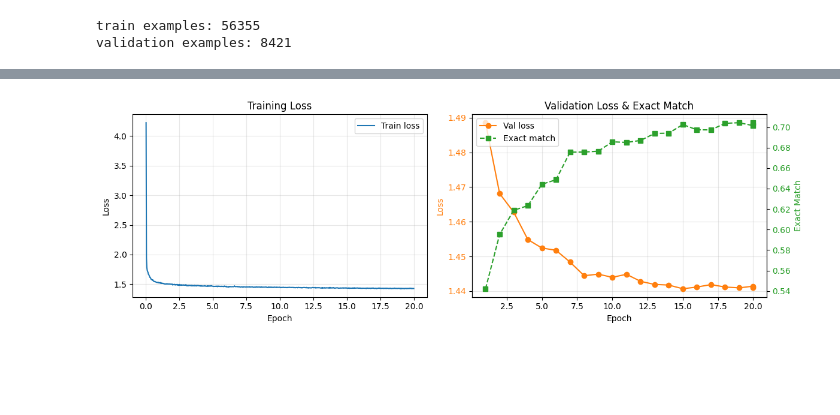
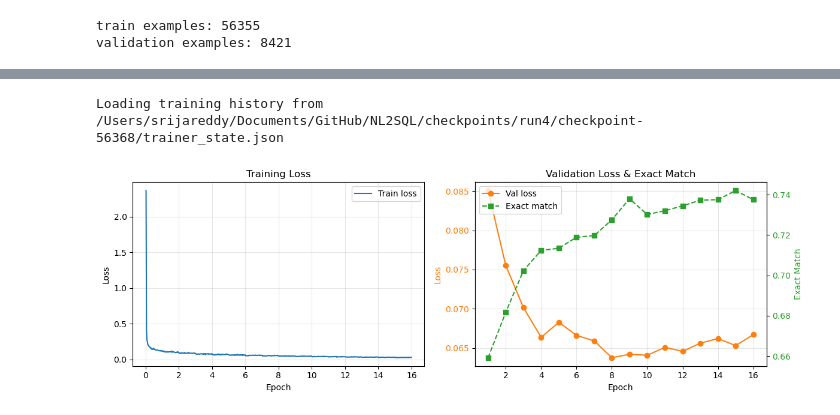
Before and after one commit to srijareddyk/NL2SQL, a Jupyter notebook: training.ipynb, the cells around one changed output, grey strips where cells are left out. Saved outputs shown, nothing was run; the diff lists cells and outputs as text; code cells hidden in the pictures; blank space fills up the shorter version.

Commit message:
Update training.ipynb
I uploaded the old data (which was the json structs instead of the sql args) so had to retrain again
Realised this while i was doing rag inference

```diff
--- a/training.ipynb
+++ b/training.ipynb
@@ -27,7 +27,7 @@ from transformers import (
 
 PROJECT_ROOT= Path('.').resolve()
 PROCESSED_DIR= PROJECT_ROOT / 'data' / 'processed'
-OUTPUT_DIR= PROJECT_ROOT / 'checkpoints' / 'run3'
+OUTPUT_DIR= PROJECT_ROOT / 'checkpoints' / 'run4'
 HP_DIR= PROJECT_ROOT / 'checkpoints' / 'hp_search'
 OUTPUT_DIR.mkdir(parents=True, exist_ok=True)
 HP_DIR.mkdir(parents=True, exist_ok=True)
@@ -47,6 +47,9 @@ LORA_R= 32
 LORA_ALPHA= 64
 LORA_MODULES= ['q', 'k', 'v', 'o', 'wi', 'wo']
 
+# Set True for SQL-label retrain — HP search already done in run3
+SKIP_HP_SEARCH = True
+
 print('Project root:',PROJECT_ROOT)
 print('Train file:', TRAIN_FILE)
 print('Val file:',VAL_FILE)
@@ -288,7 +326,7 @@ training_args = Seq2SeqTrainingArguments(
     save_strategy='epoch',
     eval_strategy='epoch',
     #keeping more checkpoints so rotation doesn't delete the best
-    save_total_limit=5,          #was 2, increase to 5
+    save_total_limit=2,
     #explicitly save the best model to a separate directory
     load_best_model_at_end=True,
     metric_for_best_model='exact_match',
@@ -353,18 +416,42 @@ ValueError: You have to specify either decoder_input_ids or decoder_inputs_embed
 # %%
+import json
+from pathlib import Path
+
 import matplotlib.pyplot as plt
 
-history = trainer.state.log_history
+PROJECT_ROOT = Path('.').resolve()
+RUN_DIR = PROJECT_ROOT / 'checkpoints' / 'run4'
 
-train_epochs      = [entry['epoch'] for entry in history if 'loss' in entry]
-train_losses      = [entry['loss']  for entry in history if 'loss' in entry]
 
-eval_epochs       = [entry['epoch']                for entry in history if 'eval_loss' in entry]
-eval_losses       = [entry['eval_loss']            for entry in history if 'eval_loss' in entry]
+def load_training_history():
+    if 'trainer' in globals():
+        return trainer.state.log_history
+
+    state_files = sorted(
+        RUN_DIR.glob('checkpoint-*/trainer_state.json'),
+        key=lambda p: int(p.parent.name.split('-')[1]),
+    )
+    if not state_files:
+        raise FileNotFoundError(
+            f'No trainer_state.json found under {RUN_DIR}. '
+            'Copy checkpoints from the cluster or rerun training.'
+        )
+    latest = state_files[-1]
+    print(f'Loading training history from {latest}')
+    return json.loads(latest.read_text())['log_history']
+
+
+history = load_training_history()
+
+train_epochs      = [entry['epoch'] for entry in history if 'loss' in entry and 'eval_loss' not in entry]
+train_losses      = [entry['loss']  for entry in history if 'loss' in entry and 'eval_loss' not in entry]
+
+eval_epochs       = [entry['epoch']for entry in history if 'eval_loss' in entry]
+eval_losses       = [entry['eval_loss']for entry in history if 'eval_loss' in entry]
 eval_exact_match  = [entry.get('eval_exact_match') for entry in history if 'eval_loss' in entry]
 
 fig, axes = plt.subplots(1, 2, figsize=(12, 4))
 
-# --- Training loss ---
 axes[0].plot(train_epochs, train_losses, color='tab:blue', label='Train loss')
 axes[0].set_xlabel('Epoch')
 axes[0].set_ylabel('Loss')
@@ -372,37 +459,37 @@ axes[0].set_title('Training Loss')
 axes[0].legend(loc='upper right')
 axes[0].grid(True, alpha=0.3)
 
-# --- Validation loss + exact match ---
 if eval_epochs:
     axes[1].plot(eval_epochs, eval_losses, 'o-', color='tab:orange', label='Val loss')
     axes[1].set_xlabel('Epoch')
     axes[1].set_ylabel('Loss', color='tab:orange')
     axes[1].tick_params(axis='y', labelcolor='tab:orange')
     axes[1].grid(True, alpha=0.3)
 
     lines, labels = axes[1].get_legend_handles_labels()
 
     if any(m is not None for m in eval_exact_match):
         ax2 = axes[1].twinx()
         ax2.plot(eval_epochs, eval_exact_match, 's--', color='tab:green', label='Exact match')
         ax2.set_ylabel('Exact Match', color='tab:green')
         ax2.tick_params(axis='y', labelcolor='tab:green')
         lines2, labels2 = ax2.get_legend_handles_labels()
         lines  += lines2
         labels += labels2
 
     axes[1].legend(lines, labels, loc='upper left')
     axes[1].set_title('Validation Loss & Exact Match')
 else:
     axes[1].set_visible(False)
 
 plt.tight_layout()
 plt.show()
 
 print(f'Final train loss: {train_losses[-1]:.4f}')
 if eval_losses:
     print(f'Final val loss: {eval_losses[-1]:.4f}')
 if eval_exact_match and eval_exact_match[-1] is not None:
     print(f'Final val exact match: {eval_exact_match[-1]:.4f}')
 # %% [output]
+Loading training history from /Users/srijareddy/Documents/GitHub/NL2SQL/checkpoints/run4/checkpoint-56368/trainer_state.json
-[figure, old version]
+[figure, new version]
```
Also changed, not shown: parts of 10 cells of this notebook.
